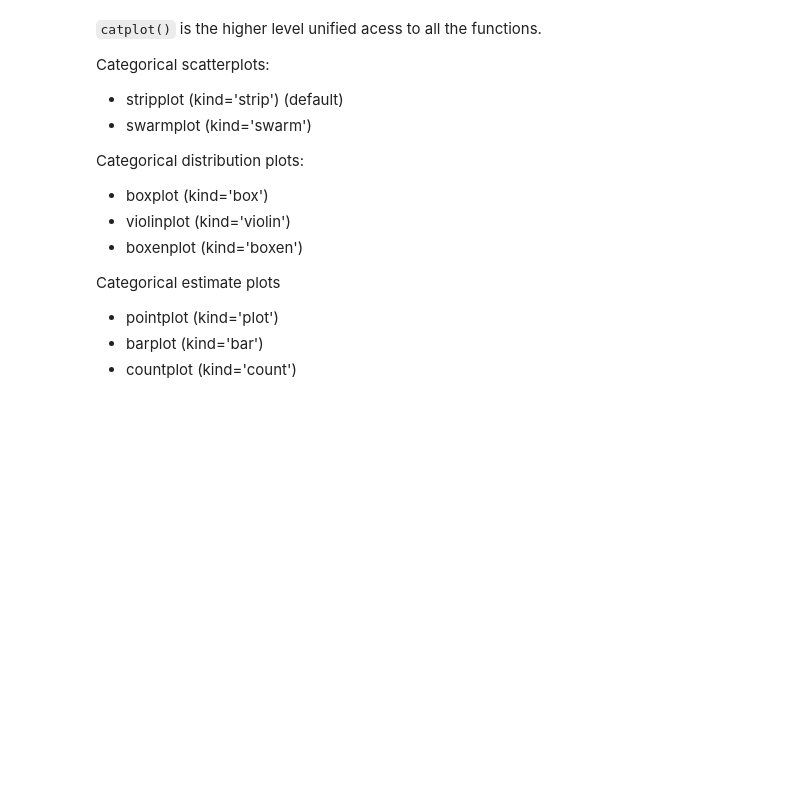
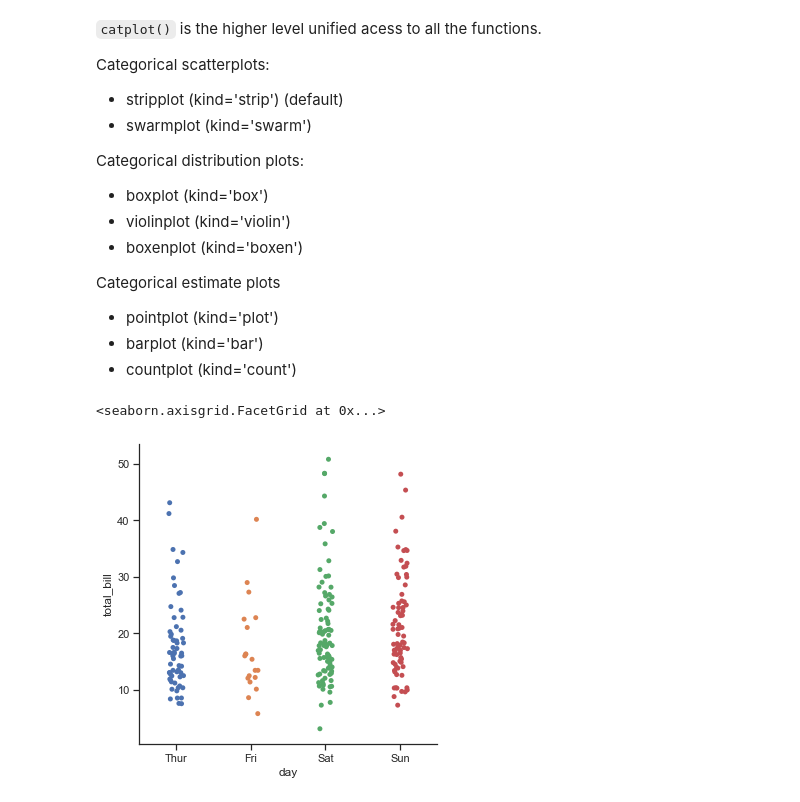
Before and after one commit to KushajveerSingh/Deep-Learning-Notebooks, a Jupyter notebook: libs/seaborn.ipynb, the cells around one changed output. Cells and saved outputs as stored; diff of their text form; code cells hidden in the pictures; blank space fills up the shorter version.

Commit message:
nbdev_clean_nbs + seaborn

```diff
--- a/libs/seaborn.ipynb
+++ b/libs/seaborn.ipynb
@@ -533,3 +533,14 @@ Categorical estimate plots
 - pointplot (kind='plot')
 - barplot (kind='bar')
 - countplot (kind='count')
+# %%
+import seaborn as sns
+import matplotlib.pyplot as plt
+sns.set(style='ticks', color_codes=True)
+# %%
+# striplot() - is to adjust the positions of points on the categorical axis with a small amount of random jitter (along x-axis)
+tips = sns.load_dataset('tips')
+sns.catplot(x='day', y='total_bill', data=tips)
+# %% [output]
+<seaborn.axisgrid.FacetGrid at 0x...>
+[figure, added]
```
Also changed, not shown: parts of 58 cells of this notebook, 35 other files.
